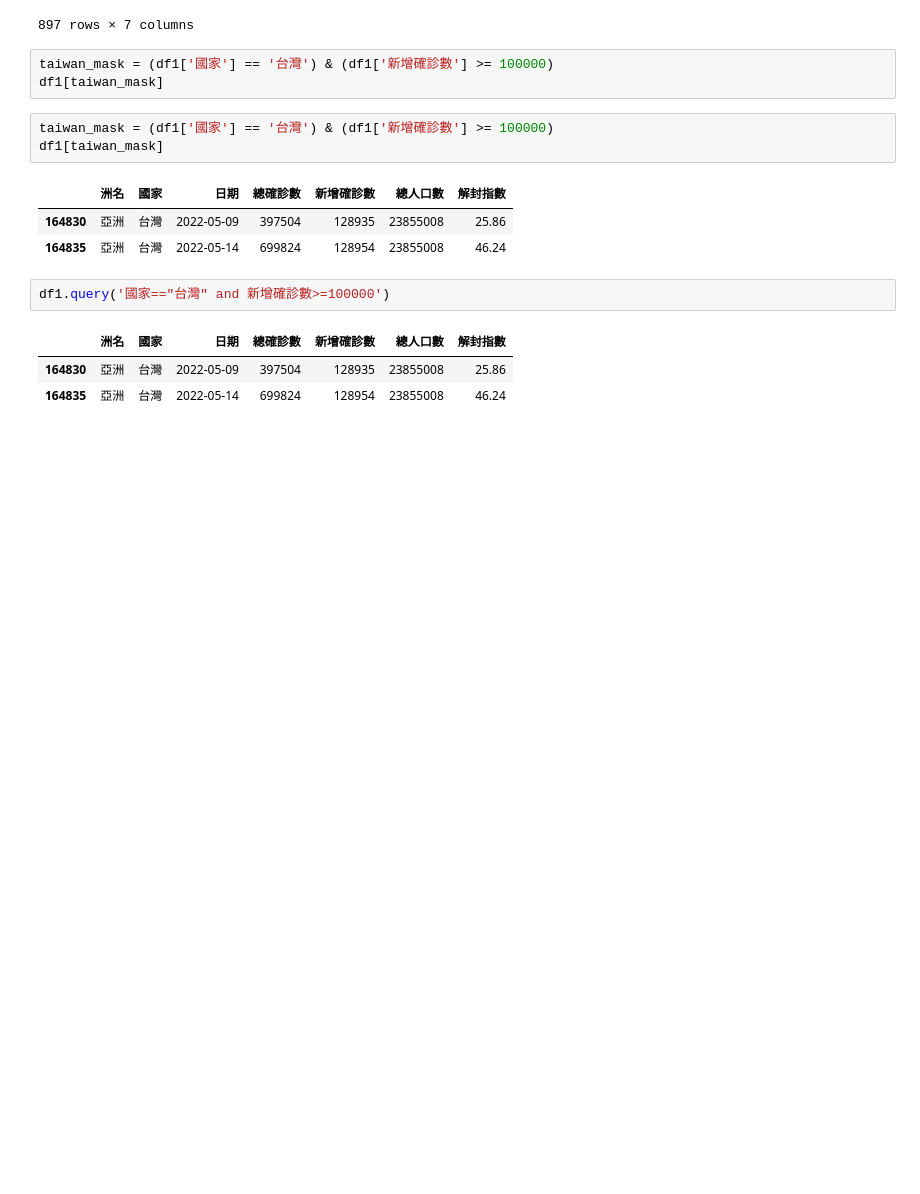
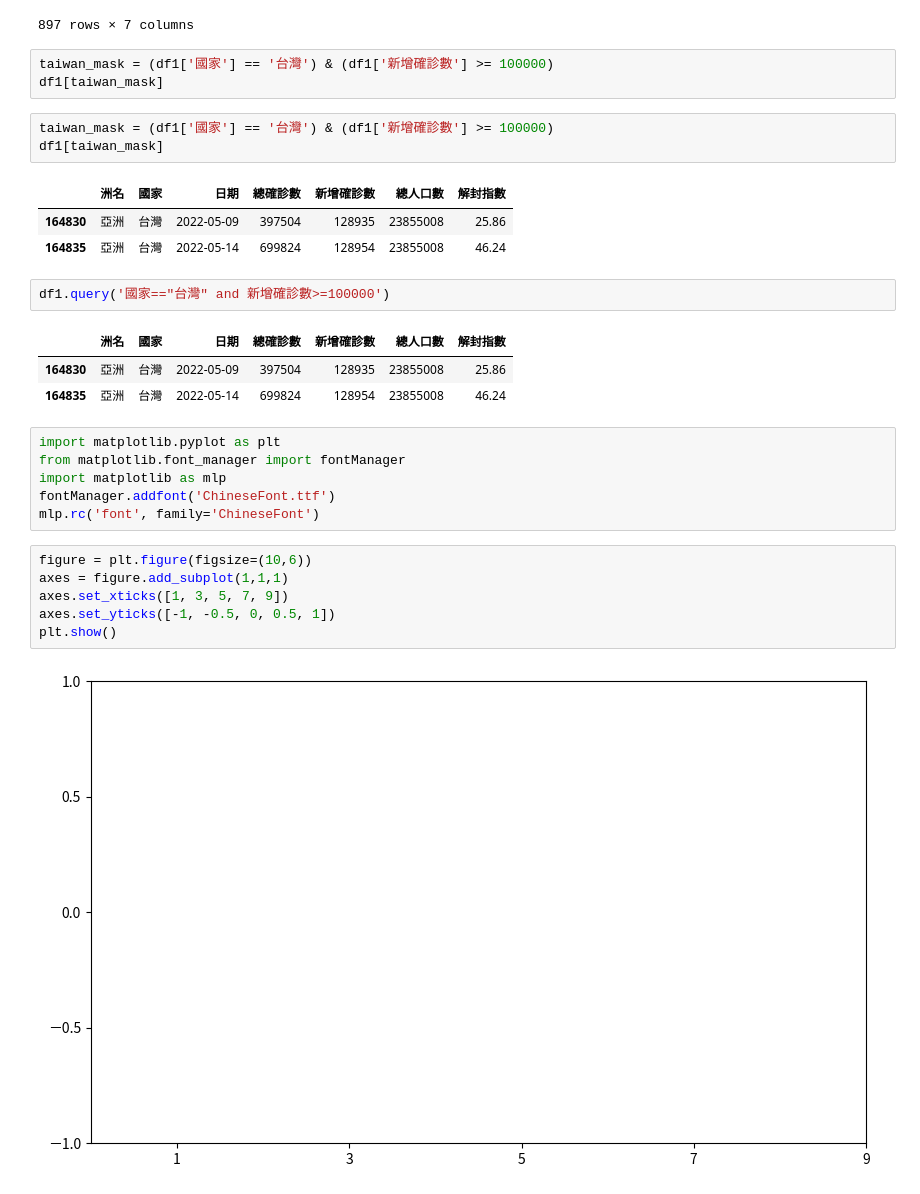
Before and after one commit to Jc-cho86/python_analysis, a Jupyter notebook: leson0308.ipynb, the cells around one changed output. Saved outputs shown, nothing was run; the diff lists cells and outputs as text; blank space fills up the shorter version.

```diff
--- a/leson0308.ipynb
+++ b/leson0308.ipynb
@@ -338,3 +338,17 @@ df1.query('國家=="台灣" and 新增確診數>=100000')
 |  | 洲名 | 國家 | 日期 | 總確診數 | 新增確診數 | 總人口數 | 解封指數 |
 | 164830 | 亞洲 | 台灣 | 2022-05-09 | 397504 | 128935 | 23855008 | 25.86 |
 | 164835 | 亞洲 | 台灣 | 2022-05-14 | 699824 | 128954 | 23855008 | 46.24 |
+# %%
+import matplotlib.pyplot as plt
+from matplotlib.font_manager import fontManager
+import matplotlib as mlp
+fontManager.addfont('ChineseFont.ttf')
+mlp.rc('font', family='ChineseFont')
+# %%
+figure = plt.figure(figsize=(10,6))
+axes = figure.add_subplot(1,1,1)
+axes.set_xticks([1, 3, 5, 7, 9])
+axes.set_yticks([-1, -0.5, 0, 0.5, 1])
+plt.show()
+# %% [output]
+[figure, added]
```
Also changed, not shown: parts of 5 cells of this notebook.
